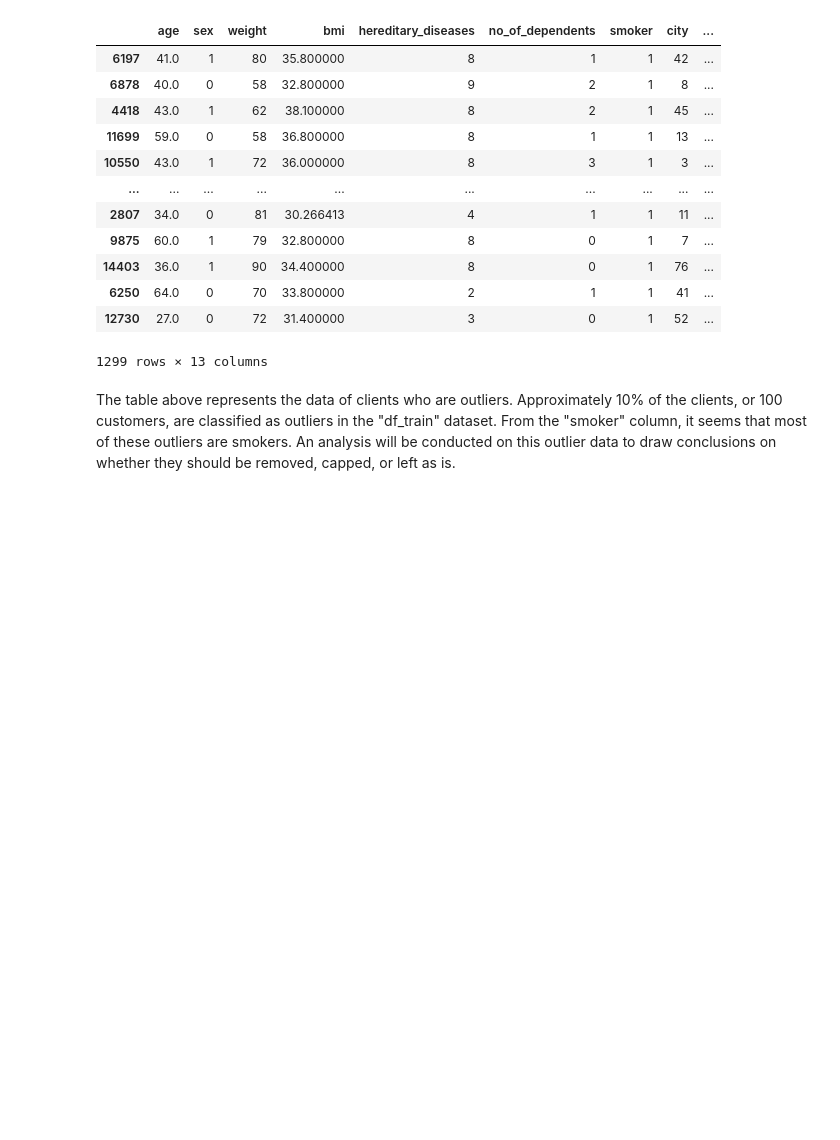
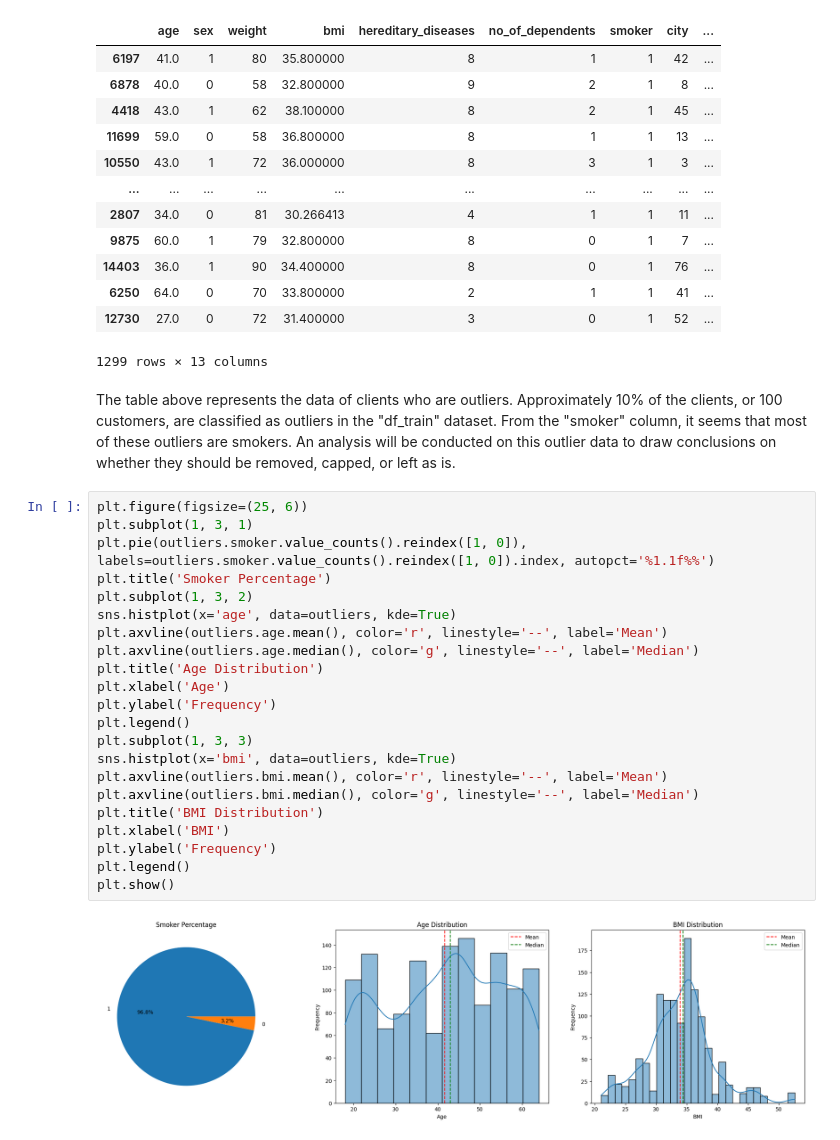
Before and after one commit to arun-ekambaram/Health-Insurance-Claim-Prediction, a Jupyter notebook: experiment.ipynb, the cells around one changed output. Saved outputs shown, nothing was run; the diff lists cells and outputs as text; blank space fills up the shorter version.

```diff
--- a/experiment.ipynb
+++ b/experiment.ipynb
@@ -603,3 +603,27 @@ Outlier percentage: 10.8%
 1299 rows × 13 columns
 # %% [markdown]
 The table above represents the data of clients who are outliers. Approximately 10% of the clients, or 100 customers, are classified as outliers in the "df_train" dataset. From the "smoker" column, it seems that most of these outliers are smokers. An analysis will be conducted on this outlier data to draw conclusions on whether they should be removed, capped, or left as is.
+# %%
+plt.figure(figsize=(25, 6))
+plt.subplot(1, 3, 1)
+plt.pie(outliers.smoker.value_counts().reindex([1, 0]), labels=outliers.smoker.value_counts().reindex([1, 0]).index, autopct='%1.1f%%')
+plt.title('Smoker Percentage')
+plt.subplot(1, 3, 2)
+sns.histplot(x='age', data=outliers, kde=True)
+plt.axvline(outliers.age.mean(), color='r', linestyle='--', label='Mean')
+plt.axvline(outliers.age.median(), color='g', linestyle='--', label='Median')
+plt.title('Age Distribution')
+plt.xlabel('Age')
+plt.ylabel('Frequency')
+plt.legend()
+plt.subplot(1, 3, 3)
+sns.histplot(x='bmi', data=outliers, kde=True)
+plt.axvline(outliers.bmi.mean(), color='r', linestyle='--', label='Mean')
+plt.axvline(outliers.bmi.median(), color='g', linestyle='--', label='Median')
+plt.title('BMI Distribution')
+plt.xlabel('BMI')
+plt.ylabel('Frequency')
+plt.legend()
+plt.show()
+# %% [output]
+[figure, added]
```
Also changed, not shown: parts of 19 cells of this notebook.
